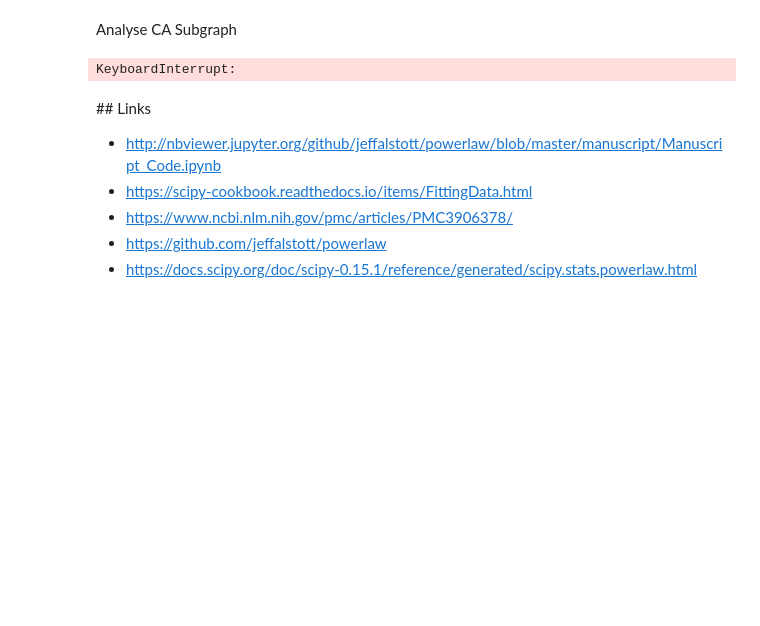
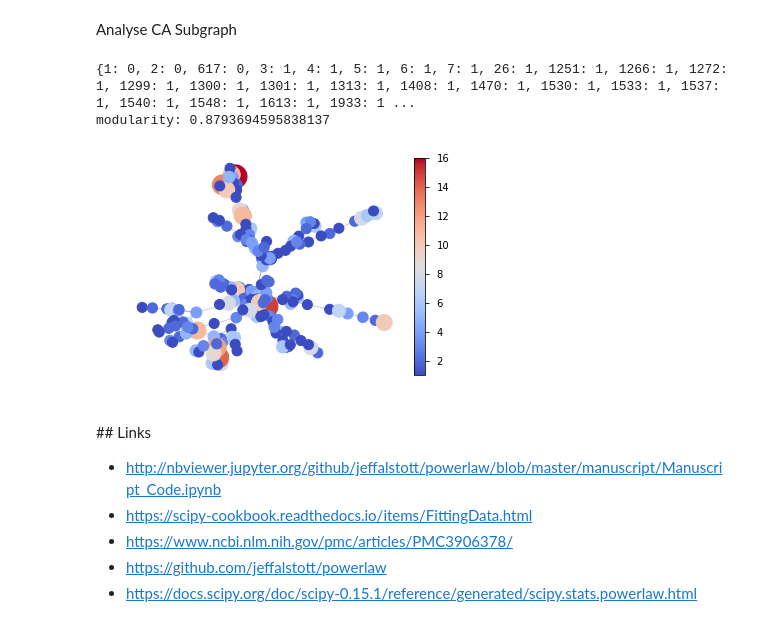
Before and after one commit to mariusgiger/network-analysis-pgp, a Jupyter notebook: PGP - Distribution & network type.ipynb, the cells around one changed output. Cells and saved outputs as stored; diff of their text form; code cells hidden in the pictures; blank space fills up the shorter version.

Commit message:
adds communities

```diff
--- a/PGP - Distribution & network type.ipynb
+++ b/PGP - Distribution & network type.ipynb
@@ -166,14 +166,48 @@ alpha with x max:
 [figure]
 # %% [markdown]
 Analyse CA Subgraph
-# %%
-from networkx.algorithms import community
-communities_generator = community.girvan_newman(G)
-top_level_communities = next(communities_generator)
-next_level_communities = next(communities_generator)
-print(sorted(map(sorted, next_level_communities)))
-# %% [output]
-KeyboardInterrupt:
+# %%
+import community
+import networkx as nx
+import matplotlib.pyplot as plt
+
+# Compute the partition of the graph nodes which maximises the modularity (or try..)
+# using the Louvain heuristices
+# This is the partition of highest modularity, i.e. the highest partition of the dendrogram
+# generated by the Louvain algorithm.
+partition = community.best_partition(G)
+print(partition)
+modularity = community.modularity(partition, G)
+print("modularity: "+ str(modularity))
+# %% [output]
+{1: 0, 2: 0, 617: 0, 3: 1, 4: 1, 5: 1, 6: 1, 7: 1, 26: 1, 1251: 1, 1266: 1, 1272: 1, 1299: 1, 1300: 1, 1301: 1, 1313: 1, 1408: 1, 1470: 1, 1530: 1, 1533: 1, 1537: 1, 1540: 1, 1548: 1, 1613: 1, 1933: 1 ...
+modularity: 0.8793694595838137
+# %%
+communities = {}
+for key, value in sorted(partition.items()):
+    communities.setdefault(value, []).append(key)
+
+for m, nodes in communities.items():
+    H = G.subgraph(nodes)
+    s = list([100+degree ** 2.2 for node, degree in G.degree(nodes)])
+    degrees = {}
+    for node, degree in G.degree(nodes):
+        degrees[node] = degree
+    plt.gcf().clear()
+    #nx.draw(H,pos=nx.spring_layout(H), node_color=list(degrees.values()), node_size=s, cmap=plt.cm.tab20)
+    pos=nx.spring_layout(H, scale=5.0, iterations=500)
+
+    cm = plt.cm.coolwarm
+    ec = nx.draw_networkx_edges(H, pos, alpha=0.2)
+    nc = nx.draw_networkx_nodes(H, pos, nodelist=H.nodes(), node_color=list(degrees.values()),
+                            with_labels=False, node_size=s, cmap=cm)
+
+    plt.colorbar(nc)
+
+    plt.axis('off')
+    plt.savefig("output/"+str(m)+'.png', bbox_inches='tight')
+# %% [output]
+[figure, added]
 # %% [markdown]
 ## Links
 - http://nbviewer.jupyter.org/github/jeffalstott/powerlaw/blob/master/manuscript/Manuscript_Code.ipynb
```
